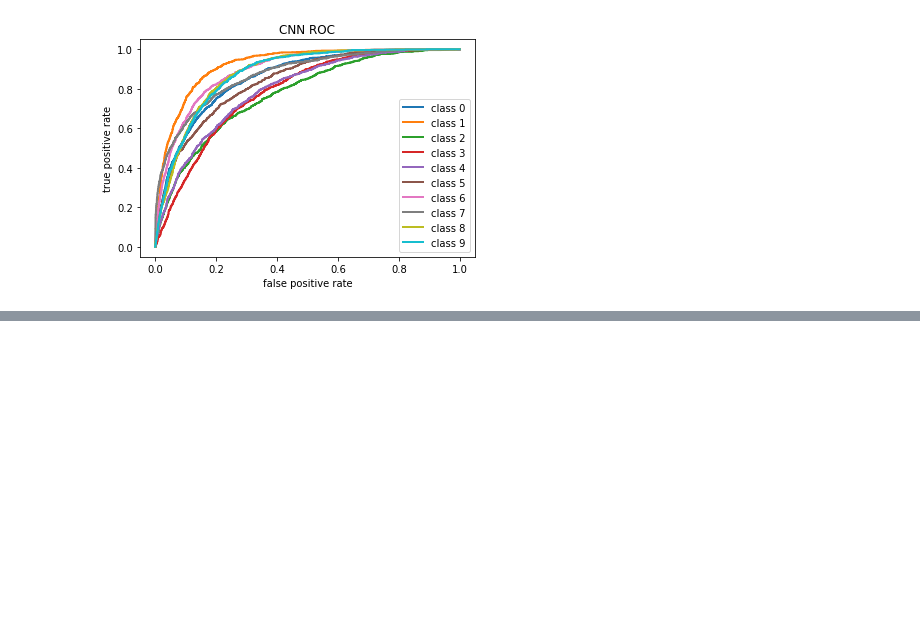
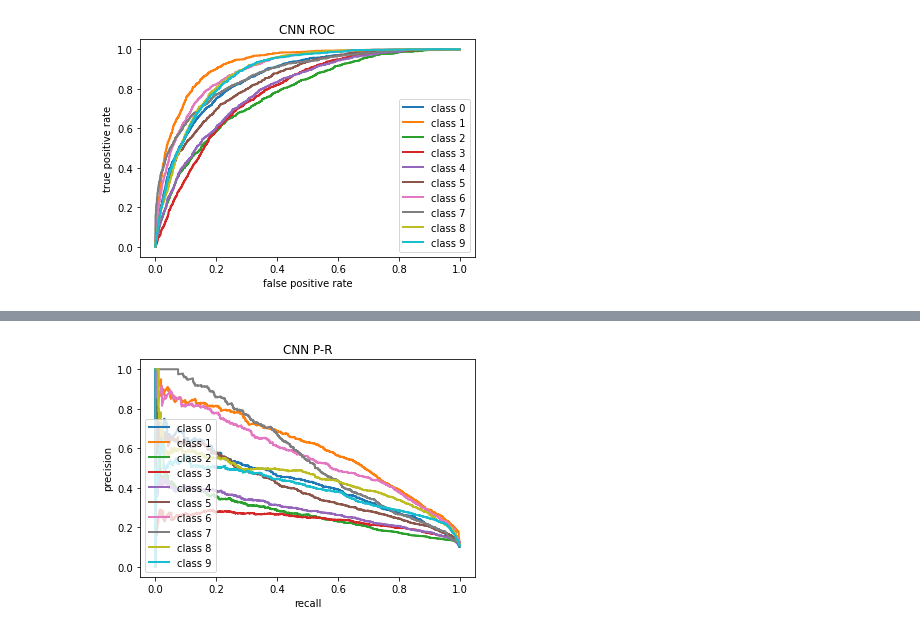
Before and after one commit to dzikilamer/tutorial, a Jupyter notebook: projekt.ipynb, the cells around one changed output, grey strips where cells are left out. Drawn from its saved outputs; the diff is of its cells as text; code cells hidden in the pictures; blank space fills up the shorter version.

```diff
--- a/projekt.ipynb
+++ b/projekt.ipynb
@@ -259,3 +259,91 @@ plt.title("CNN ROC")
 # %% [output]
 Text(0.5, 1.0, 'CNN ROC')
 [figure]
+# %%
+#Potezne badania
+import matplotlib.pyplot as plt
+from sklearn.metrics import precision_recall_curve, roc_curve
+from sklearn.metrics import log_loss
+from sklearn import svm
+from sklearn.metrics import accuracy_score
+
+# czyli po 10, po 40, po 80 i po 120
+epoki = [10, 30, 40, 40]
+epoki_h = [10, 40, 80, 120]
+
+for IT in range(len(epoki)):
+    #trening CNN
+    history = model.fit(x_train, y_train, epochs=epoki[IT], batch_size=64, validation_data=(x_test, y_test))
+
+    #model wyciagajacy wektory przed MLP
+    layer_name = "flatten"
+    intermediate_layer_model = Model(inputs=model.input,
+                                 outputs=model.get_layer(layer_name).output)
+
+    #wektory przed MLP
+    intermediate_output = intermediate_layer_model.predict(x_train)
+
+    #trening SVM
+    clf = svm.SVC(probability=True)
+    clf.fit(intermediate_output, y_train)
+
+    print("Wyniki po "+str(epoki_h[IT]))
+
+    #ocena CNN
+    print("Dla CNN")
+    score = model.evaluate(x_test, y_test, verbose=0)
+    #print('Test loss:', score[0])
+    print('Test accuracy:', score[1])
+
+    y_zmodelu = model.predict(x_test)
+    print("Loss: ")
+    print(log_loss(y_test, y_zmodelu))
+
+    plt.figure()
+    for i in range(10):
+        p, r, _ = precision_recall_curve(y_bin_test[:, i], y_zmodelu[:, i])
+        plt.plot(r, p, lw=2, label='class {}'.format(i))
+
+    plt.legend(loc="best")
+    plt.xlabel("recall")
+    plt.ylabel("precision")
+    plt.title("CNN P-R")
+
+    plt.figure()
+    for i in range(10):
+        fpr, tpr, _ = roc_curve(y_bin_test[:, i], y_zmodelu[:, i])
+        plt.plot(fpr, tpr, lw=2, label='class {}'.format(i))
+
+    plt.legend(loc="best")
+    plt.xlabel("false positive rate")
+    plt.ylabel("true positive rate")
+    plt.title("CNN ROC")
+
+    #ocena SVM
+    print("Dla SVM")
+    y_pred = clf.predict_proba(intermediate_layer_model.predict(x_test))
+    print("Accuracy: ")
+    print(accuracy_score(zamien(y_test), zmaksuj(y_pred)))
+    print("Loss: ")
+    print(log_loss(y_test, y_pred))
+
+    plt.figure()
+    for i in range(10):
+        p, r, _ = precision_recall_curve(y_bin_test[:, i], y_pred[:, i])
+        plt.plot(r, p, lw=2, label='class {}'.format(i))
+
+    plt.legend(loc="best")
+    plt.xlabel("recall")
+    plt.ylabel("precision")
+    plt.title("SVM P-R")
+
+    plt.figure()
+    for i in range(10):
+        fpr, tpr, _ = roc_curve(y_bin_test[:, i], y_pred[:, i])
+        plt.plot(fpr, tpr, lw=2, label='class {}'.format(i))
+
+    plt.legend(loc="best")
+    plt.xlabel("false positive rate")
+    plt.ylabel("true positive rate")
+    plt.title("SVM ROC")
+# %% [output]
@@ -261,0 +428 @@ Text(0.5, 1.0, 'CNN ROC')
+[figure, added]
```
Also changed, not shown: parts of 1 cell of this notebook.
